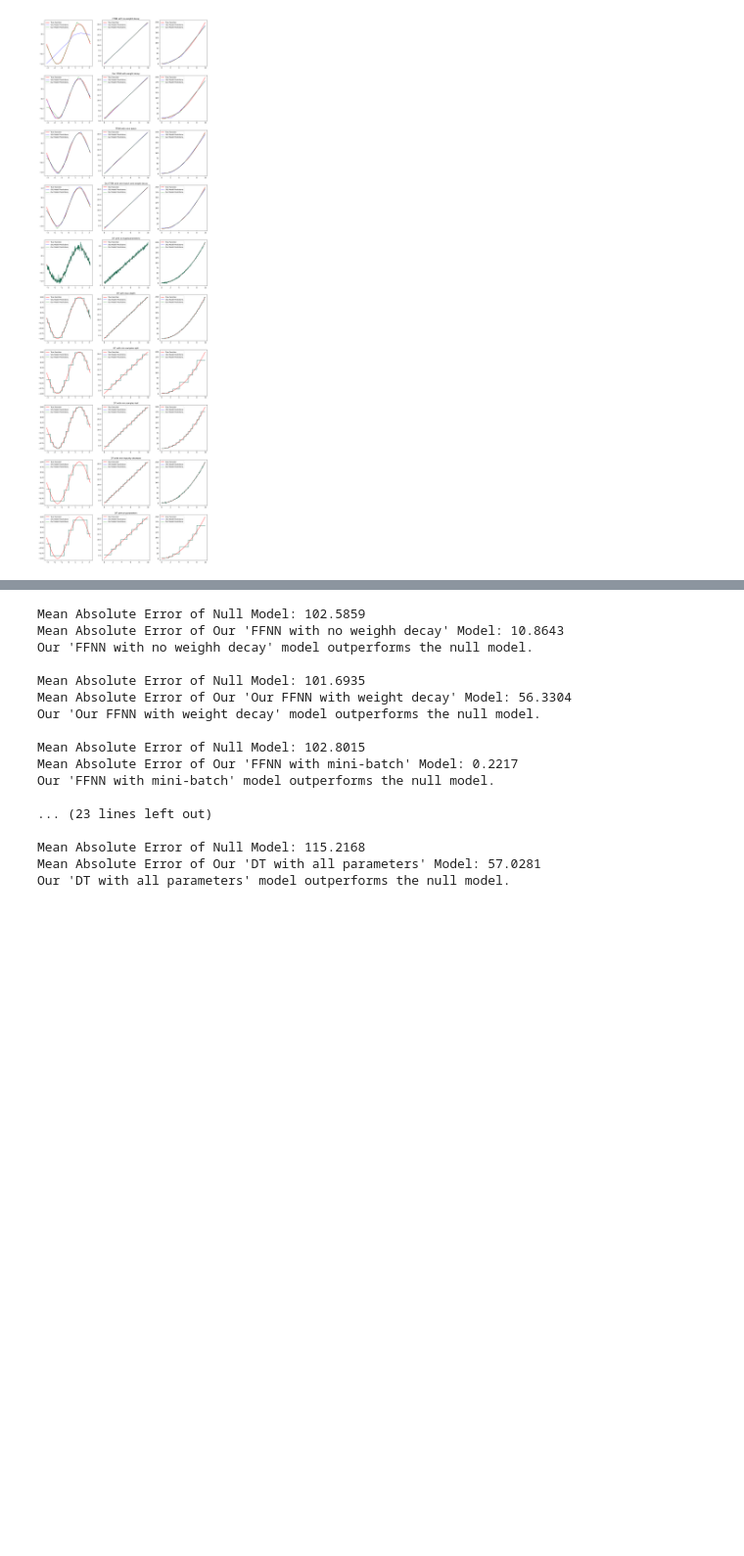
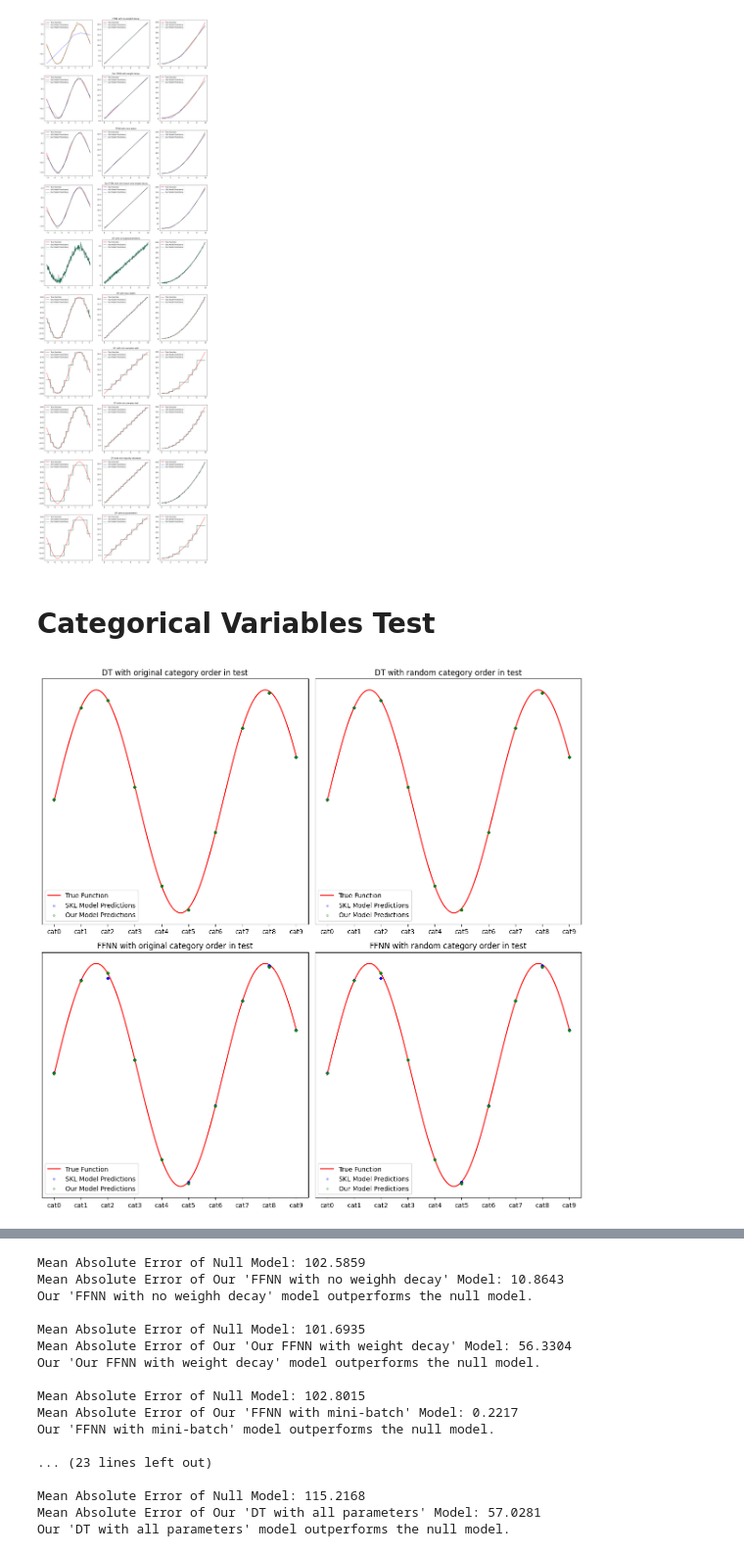
Before and after one commit to SAKULAK/ITU-MachineLearning-FinalProject-Couriers, a Jupyter notebook: correctness_tests.ipynb, the cells around one changed output, grey strips where cells are left out. Shown at 98% size. Cells and saved outputs as stored; diff of their text form; code cells hidden in the pictures; blank space fills up the shorter version.

Commit message:
Added categorical variables handling correctness test.

```diff
--- a/correctness_tests.ipynb
+++ b/correctness_tests.ipynb
@@ -158,2 +162,59 @@ compare_regressors_on_functions(models, funcs)
 # %% [output]
 [figure]
+# %% [markdown]
+# Categorical Variables Test
+# %%
+from sklearn.preprocessing import OneHotEncoder
+from sklearn.metrics import mean_squared_error
+
+cat_values = np.random.randint(0, 10, size=(1000, 1))
+X = OneHotEncoder().fit_transform(cat_values).toarray()
+y = np.sin(cat_values.flatten()) + np.random.normal(0, 0.1, size=(1000,))
+x_base = np.linspace(cat_values.min(), cat_values.max(), 1000).flatten()
+y_base = np.sin(x_base)
+
+X_train, X_test, y_train, y_test = train_test_split(X, y, test_size=0.2)
+
+# shuffle columns of X_test to create random category order to test if model truyly learned the categories or other patterns
+X_test_random_col_order = X_test.copy()
+np.random.shuffle(X_test_random_col_order.T)
+
+Xs = [(X_train, X_test, y_train, y_test), (X_train, X_test_random_col_order, y_train, y_test)]
+fig, axs = plt.subplots(2, 2, figsize=(12, 12))
+
+dt_sklearn = DecisionTreeRegressor().fit(X_train, y_train)
+dt_our = DecisionTree().fit(X_train, y_train)
+FFNN_sklearn = MLPRegressor(hidden_layer_sizes=[10,10], max_iter=1000).fit(X_train, y_train)
+FFNN_our = FeedForwardNeuralNetwork([10,10], epochs=1000, learning_rate=0.001, regression=True, auto_save=False).fit(X_train, y_train)
+
+for i, (X_train, X_test, y_train, y_test) in enumerate(Xs):
+    y_pred_dt_sklearn = dt_sklearn.predict(X_test)
+    y_pred_dt_our = dt_our.predict(X_test)
+
+    y_pred_FFNN_sklearn = FFNN_sklearn.predict(X_test)
+    y_pred_FFNN_our = FFNN_our.predict(X_test)
+
+    ax = axs[0, i]
+    ax.plot(x_base, y_base, label='True Function', c="red", zorder=0)
+    ax.scatter(np.argmax(X_test, axis=1), y_pred_dt_sklearn, label='SKL Model Predictions', c="blue", s=10, alpha=0.25)
+    ax.scatter(np.argmax(X_test, axis=1), y_pred_dt_our, label='Our Model Predictions', c="green", s=10, alpha=0.25)
+    ax.set_title("DT with random category order in test" if i == 1 else "DT with original category order in test")
+    ax.set_xticks(range(10))
+    ax.set_xticklabels([f"cat{i}" for i in range(10)])
+    ax.axes.get_yaxis().set_visible(False)
+    ax.legend()
+
+
+    ax = axs[1, i]
+    ax.plot(x_base, y_base, label='True Function', c="red", zorder=0)
+    ax.scatter(np.argmax(X_test, axis=1), y_pred_FFNN_sklearn, label='SKL Model Predictions', c="blue", s=10, alpha=0.25)
+    ax.scatter(np.argmax(X_test, axis=1), y_pred_FFNN_our, label='Our Model Predictions', c="green", s=10, alpha=0.25)
+    ax.set_title("FFNN with random category order in test" if i == 1 else "FFNN with original category order in test")
+    ax.set_xticks(range(10))
+    ax.set_xticklabels([f"cat{i}" for i in range(10)])
+    ax.axes.get_yaxis().set_visible(False)
+    ax.legend()
+
+fig.tight_layout()
+# %% [output]
+[figure, added]
```
Also changed, not shown: parts of 2 cells of this notebook.
